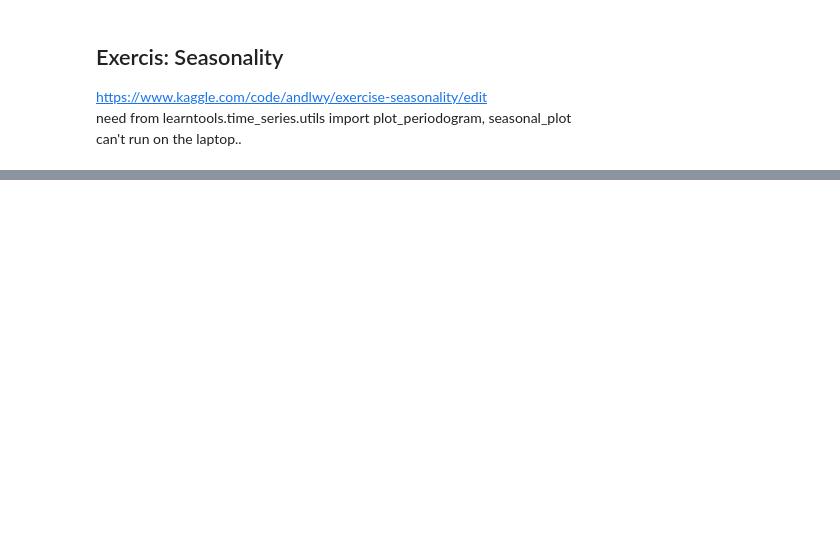
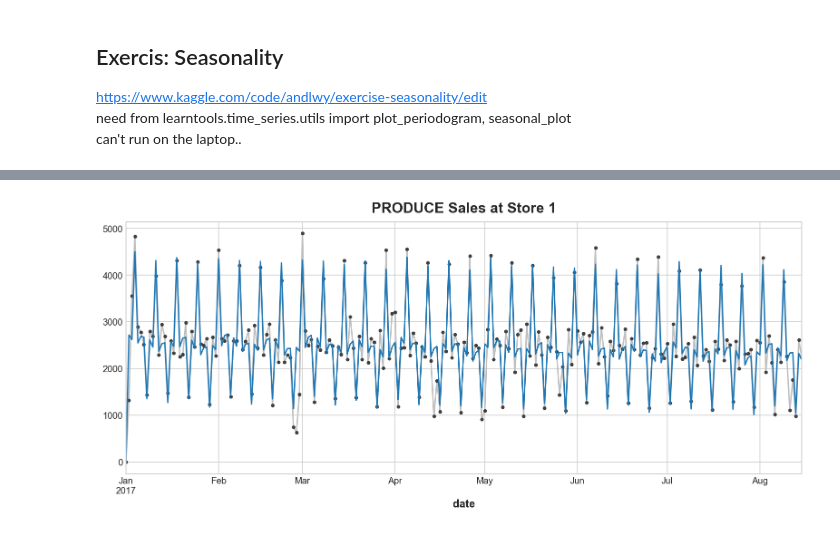
Before and after one commit to riglerandreas/python_first_steps, a Jupyter notebook: Kaggle/Tutorials/TimeSeries/time_series_v1.ipynb, the cells around one changed output, grey strips where cells are left out. Cells and saved outputs as stored; diff of their text form; code cells hidden in the pictures; blank space fills up the shorter version.

```diff
--- a/Kaggle/Tutorials/TimeSeries/time_series_v1.ipynb
+++ b/Kaggle/Tutorials/TimeSeries/time_series_v1.ipynb
@@ -787,0 +892,30 @@ NameError: name 'seasonal_plot' is not defined
+# %%
+y = store_sales.unstack(['store_nbr', 'family']).loc["2017"]
+
+# Create training data
+fourier = CalendarFourier(freq='M', order=4)
+dp = DeterministicProcess(
+    index=y.index,
+    constant=True,
+    order=1,
+    seasonal=True,
+    additional_terms=[fourier],
+    drop=True,
+)
+X = dp.in_sample()
+X['NewYear'] = (X.index.dayofyear == 1)
+
+model = LinearRegression(fit_intercept=False)
+model.fit(X, y)
+y_pred = pd.DataFrame(model.predict(X), index=X.index, columns=y.columns)
+# %%
+STORE_NBR = '1'  # 1 - 54
+FAMILY = 'PRODUCE'
+# Uncomment to see a list of product families
+# display(store_sales.index.get_level_values('family').unique())
+
+ax = y.loc(axis=1)['sales', STORE_NBR, FAMILY].plot(**plot_params)
+ax = y_pred.loc(axis=1)['sales', STORE_NBR, FAMILY].plot(ax=ax)
+ax.set_title(f'{FAMILY} Sales at Store {STORE_NBR}');
+# %% [output]
+[figure, added]
```
Also changed, not shown: parts of 10 cells of this notebook.
